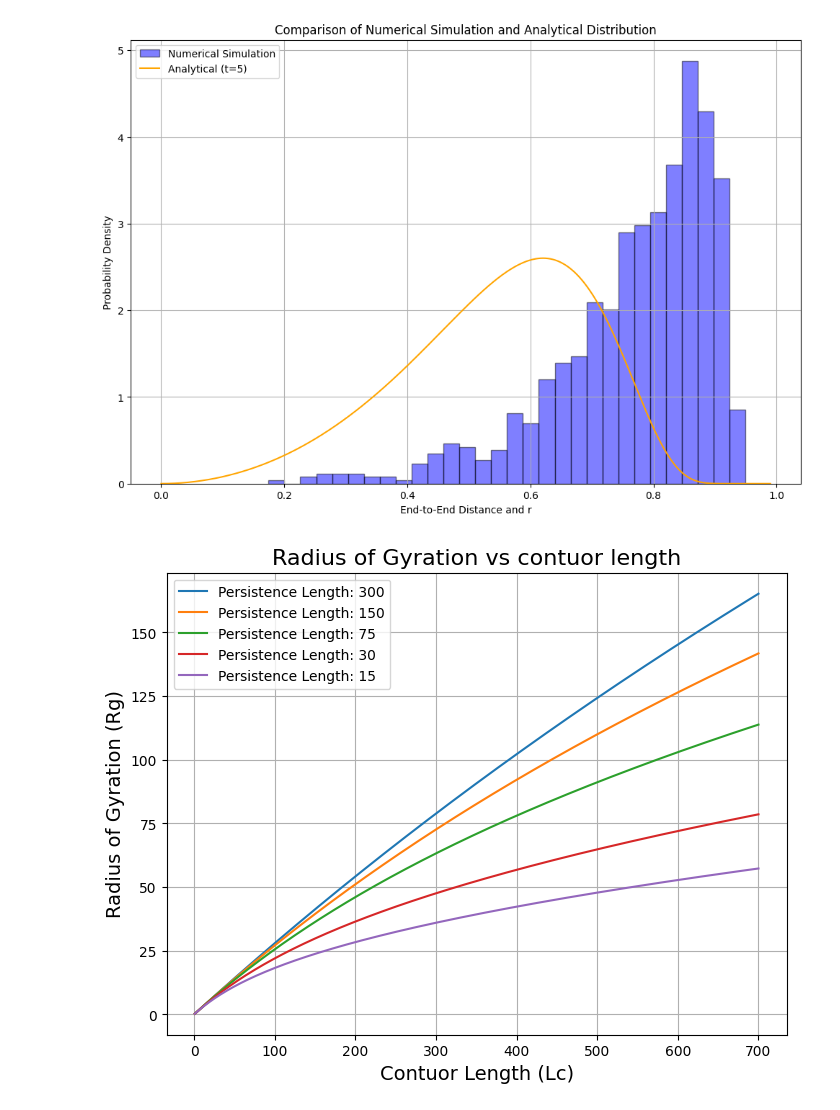
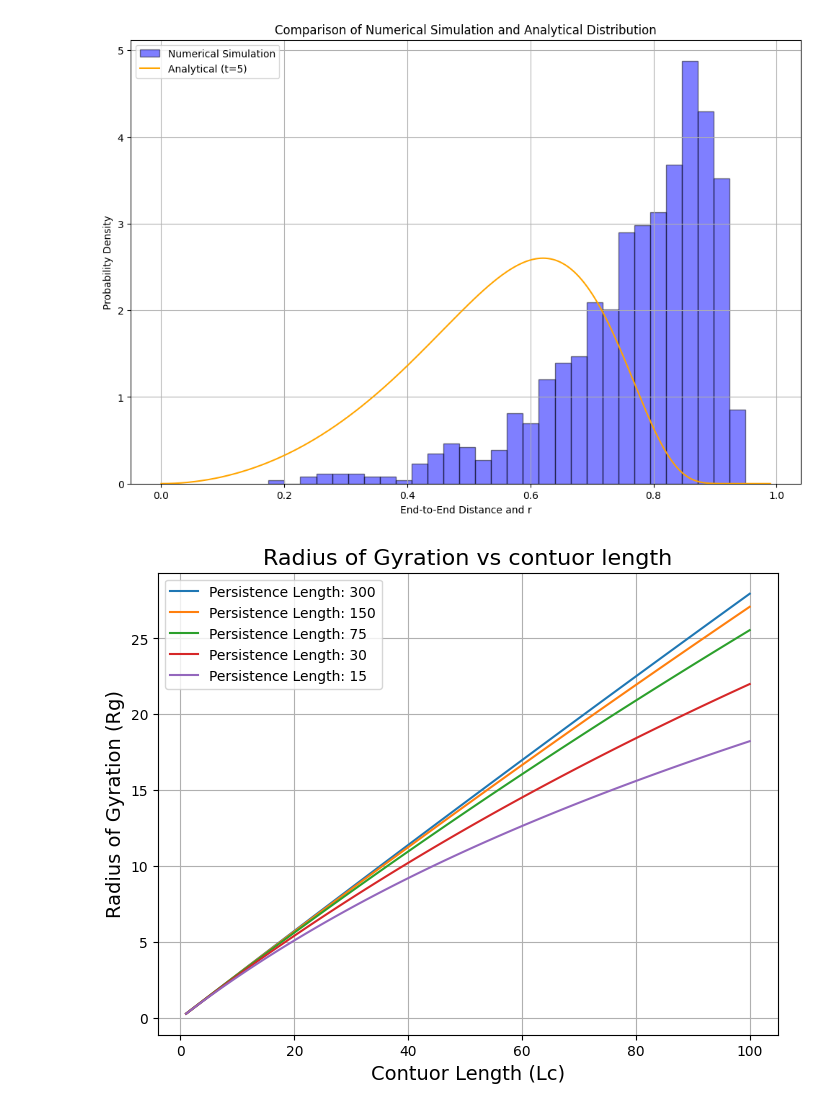
Before and after one commit to B-hub-hue/Python.exam_polymer, a Jupyter notebook: Python_exam_py.ipynb, the cells around one changed output. Cells and saved outputs as stored; diff of their text form; code cells hidden in the pictures.

Commit message:
just decreasing the number of segments.

```diff
--- a/Python_exam_py.ipynb
+++ b/Python_exam_py.ipynb
@@ -197,31 +197,31 @@ plt.show()
 # %%
 import numpy as np
 import matplotlib.pyplot as plt
 
 #defing the parameters
-N = 700 # Number of segments
+N = 100 # Number of segments
 L = 1
 Lc = np.linspace(1, N, N) # contour lengths
 
 lp = [300, 150, 75, 30, 15] # persistence lengths
 
 def radius_of_gyration(N, Lc, lp):
    B= lp/Lc
 
    return np.sqrt((Lc * lp/3)*(1-3*B*(1-2*B+2*(B**2)-2*(B**2)*np.exp(-1/B))))
 
 # plotting the graph
 plt.figure(figsize=(8, 6))
 
 for persistence_lengths in lp :
   Rg_values = [radius_of_gyration(N, L_values, persistence_lengths) for L_values in Lc ]
   plt.plot(Lc, Rg_values, label=f'Persistence Length: {persistence_lengths}')
 
 plt.xlabel('Contuor Length (Lc)', fontsize=14)
 plt.ylabel('Radius of Gyration (Rg)', fontsize=14)
 plt.title('Radius of Gyration vs contuor length', fontsize=16)
 plt.legend()
 plt.grid(True)
 plt.show()
 # %% [output]
-[figure, old version]
+[figure, new version]
```
